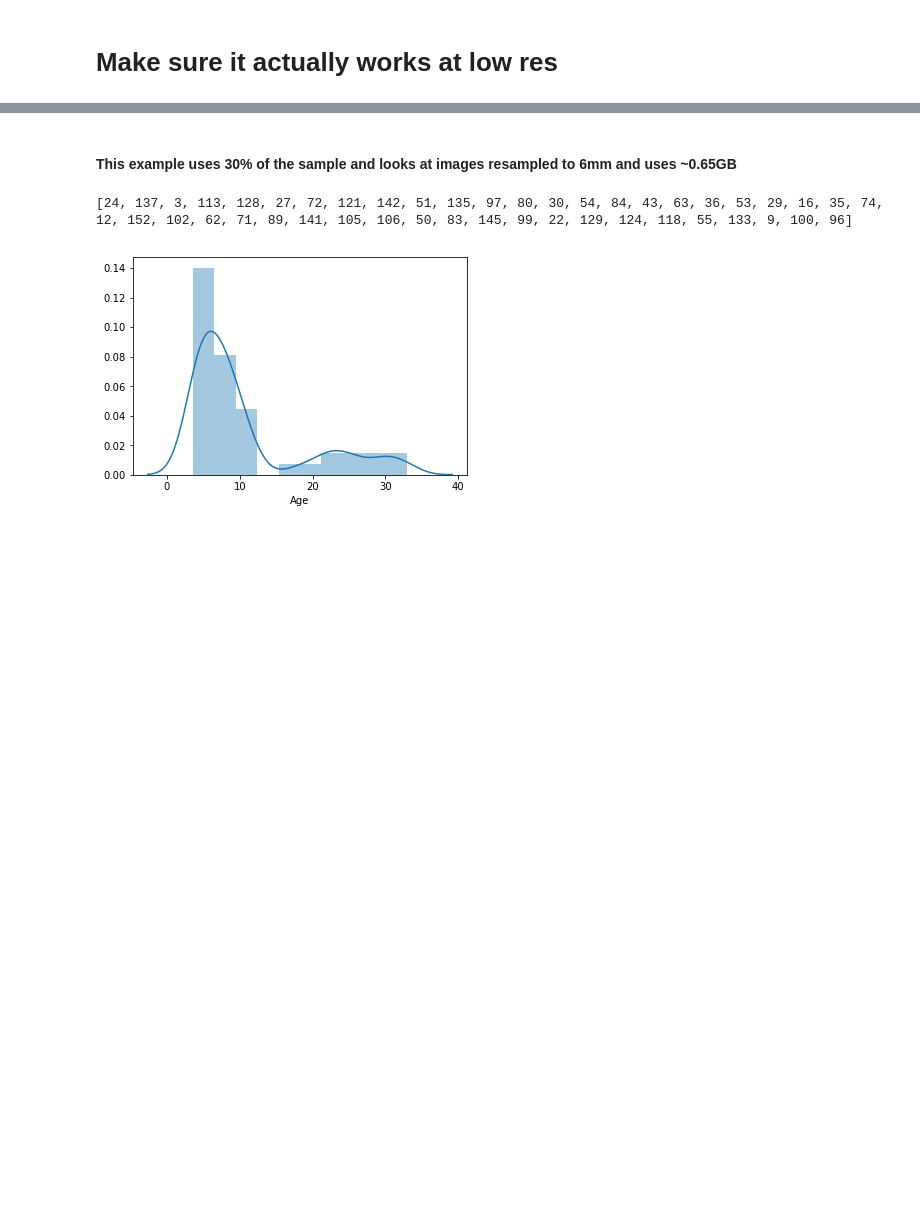
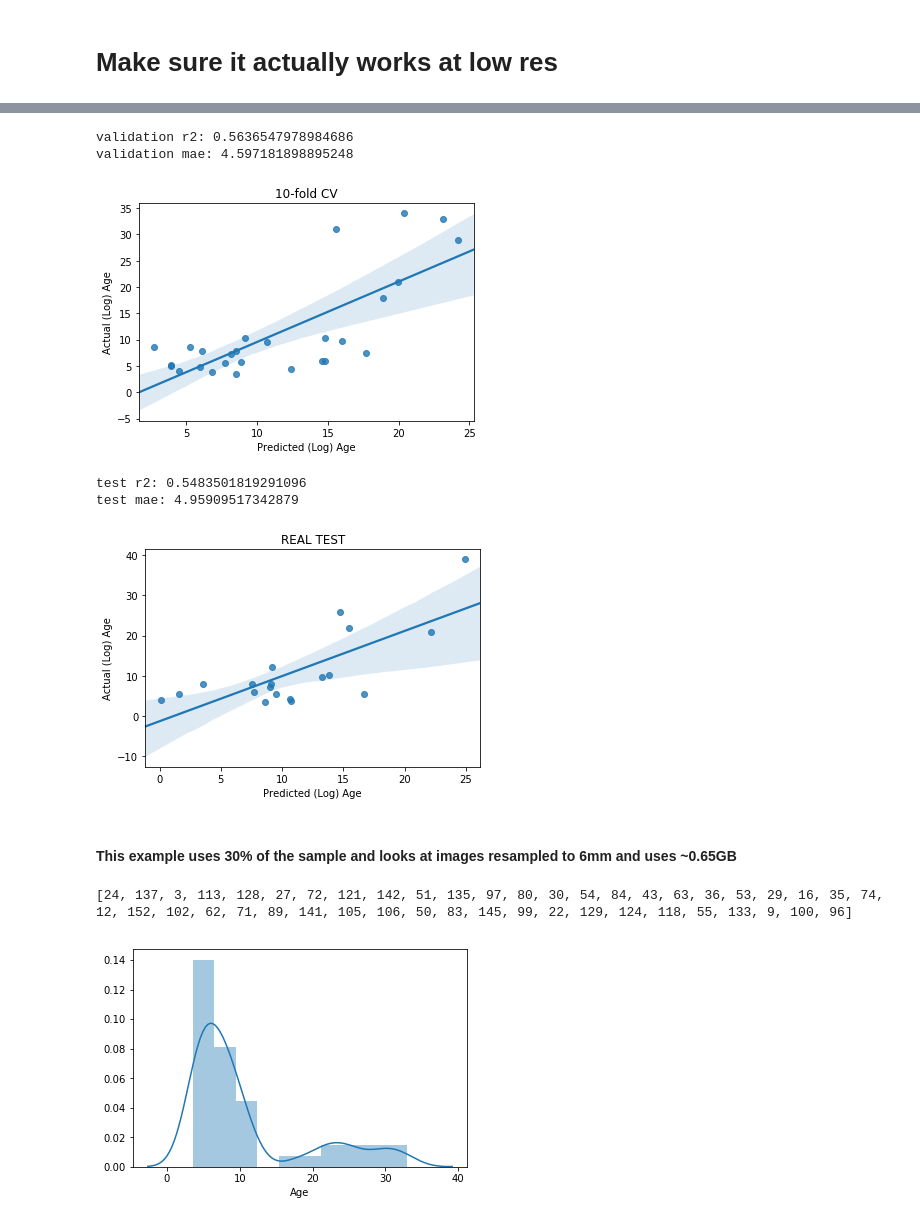
Before and after one commit to illdopejake/RS2018_Nilearn_tutorial, a Jupyter notebook: development/Reducing_dataset.ipynb, the cells around one changed output, grey strips where cells are left out. Drawn from its saved outputs; the diff is of its cells as text; code cells hidden in the pictures; blank space fills up the shorter version.

```diff
--- a/development/Reducing_dataset.ipynb
+++ b/development/Reducing_dataset.ipynb
@@ -496,3 +514,43 @@ ssize = 0.7, res=6, SIZE = 1519.0
+# %%
+X_train,X_test,y_train,y_test,group_train,group_test = train_test_split(
+                                                        X,y, ageGroup,
+                                                        test_size = 0.4,
+                                                        shuffle = True,
+                                                        stratify = ageGroup,
+                                                        random_state = 123
+                                                                        )
+y_pred = cross_val_predict(clf, X_train, y_train, group_train, 10)
+    # scores
+r2 = r2_score(y_pred = y_pred, y_true = y_train)
+mae = mean_absolute_error(y_pred = y_pred, y_true = y_train)
+print('validation r2: %s'%r2)
+print('validation mae: %s'%mae)
+plt.close()
+sns.regplot(x=y_pred, y=y_train)
+plt.title('10-fold CV')
+plt.xlabel('Predicted (Log) Age')
+plt.ylabel('Actual (Log) Age')
+plt.show()
+
+clf.fit(X_train, y_train)
+y_pred = clf.predict(X_test)
+r2 = clf.score(X_test, y_test)
+mae = mean_absolute_error(y_pred=y_pred, y_true=y_test)
+print('test r2: %s'%r2)
+print('test mae: %s'%mae)
+plt.close()
+sns.regplot(x=y_pred, y=y_test)
+plt.title('REAL TEST')
+plt.xlabel('Predicted (Log) Age')
+plt.ylabel('Actual (Log) Age')
+plt.show()
+# %% [output]
+validation r2: 0.5636547978984686
+validation mae: 4.597181898895248
+[figure, added]
+test r2: 0.5483501819291096
+test mae: 4.95909517342879
+[figure, added]
 # %% [markdown]
 #### This example uses 30% of the sample and looks at images resampled to 6mm and uses ~0.65GB
 # %%
```
Also changed, not shown: parts of 6 cells of this notebook.
